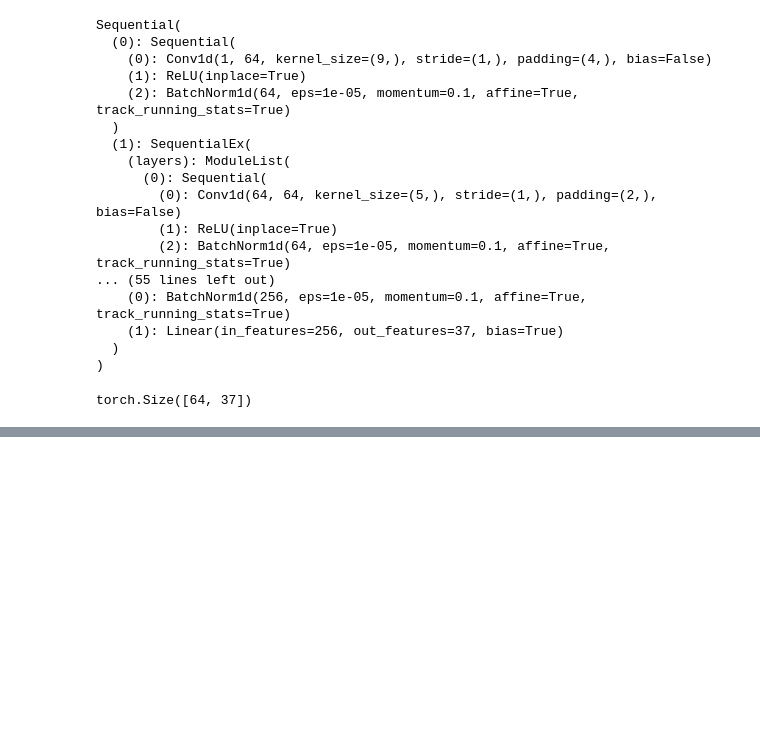
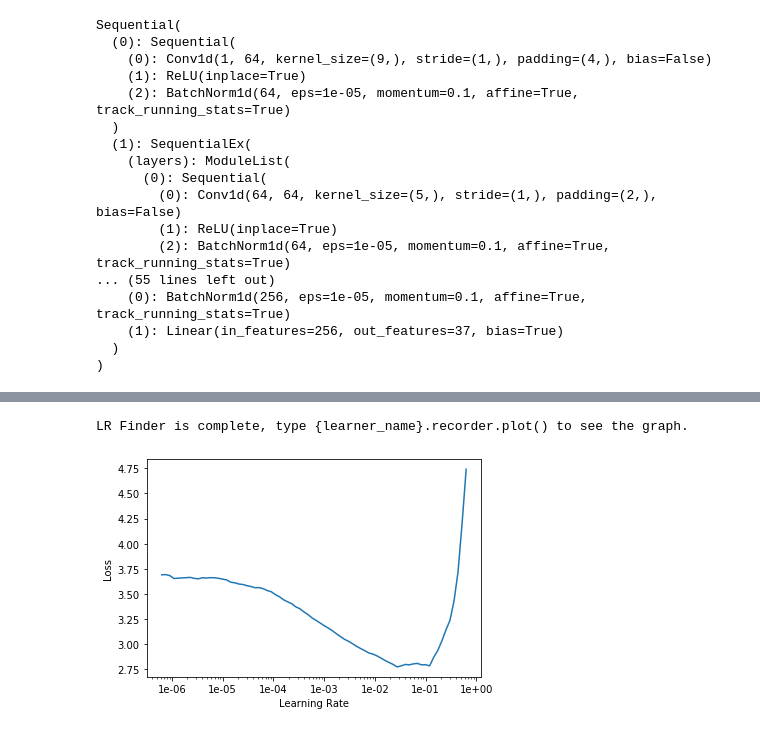
Before and after one commit to tcapelle/timeseries_fastai, a Jupyter notebook: 01_adiac.ipynb, the cells around one changed output, grey strips where cells are left out. Cells and saved outputs as stored; diff of their text form; code cells hidden in the pictures; blank space fills up the shorter version.

```diff
--- a/01_adiac.ipynb
+++ b/01_adiac.ipynb
@@ -101 +79,3 @@ x.shape, y.shape
+# %%
+tr_ds, val_ds = get_ds(df_train), get_ds(df_test)
 # %%
@@ -148,10 +130,6 @@ Sequential(
     (1): Linear(in_features=256, out_features=37, bias=True)
   )
 )
-# %%
-model(tx).shape
-# %% [output]
-torch.Size([64, 37])
 # %%
 learn_res = fastai.basic_train.Learner(db,
                                        model,
@@ -159,4 +137,5 @@ learn_res = fastai.basic_train.Learner(db,
                                        metrics=[accuracy],
                                        wd=1e-2)
 # %%
-# learn_res.lr_find(); learn_res.recorder.plot()
+learn_res.lr_find(); learn_res.recorder.plot()
+# %% [output]
@@ -163 +143,3 @@ learn_res = fastai.basic_train.Learner(db,
+LR Finder is complete, type {learner_name}.recorder.plot() to see the graph.
+[figure, added]
 # %%
```
Also changed, not shown: parts of 19 cells of this notebook, 1 other file.
